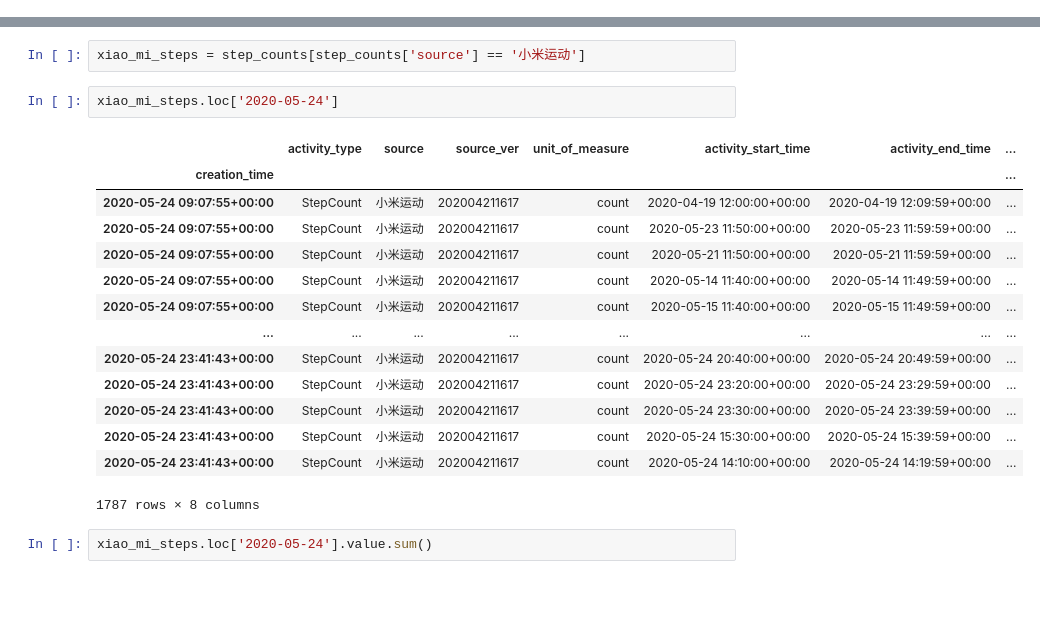
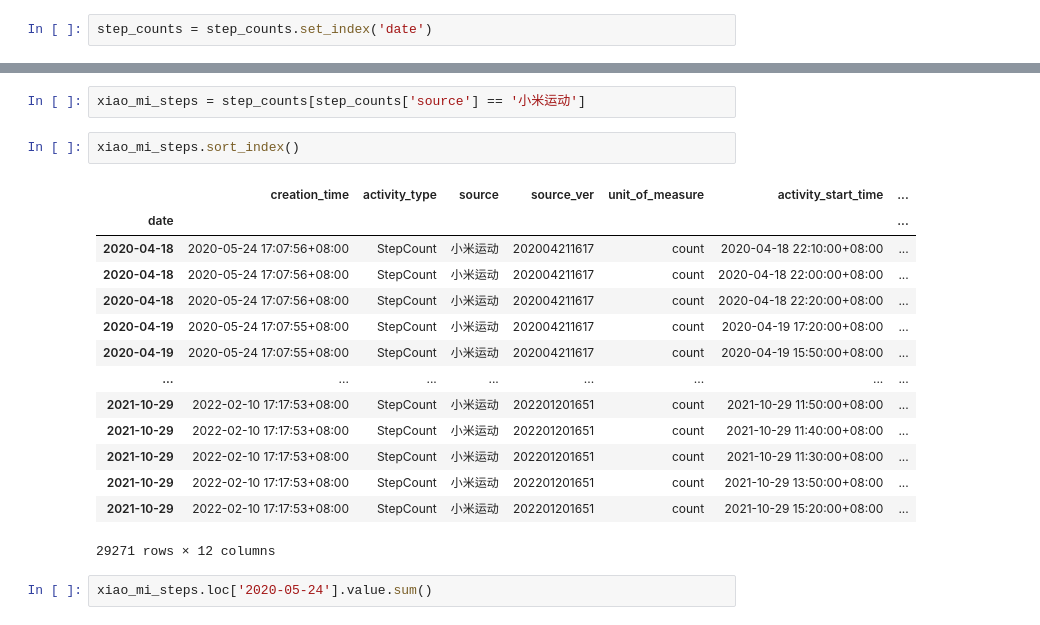
Before and after one commit to markydoug/my_apple_health, a Jupyter notebook: steps.ipynb, the cells around one changed output, grey strips where cells are left out. Drawn from its saved outputs; the diff is of its cells as text; blank space fills up the shorter version.

```diff
--- a/steps.ipynb
+++ b/steps.ipynb
@@ -173,0 +175,2 @@ step_counts
+# %%
+step_counts = step_counts.set_index('date')
@@ -216,22 +236,22 @@ Name: source, dtype: int64
 # %%
 xiao_mi_steps = step_counts[step_counts['source'] == '小米运动']
 # %%
-xiao_mi_steps.loc['2020-05-24']
+xiao_mi_steps.sort_index()
 # %% [output]
-|  | activity_type | source | source_ver | unit_of_measure | activity_start_time | activity_end_time | ... |
-| creation_time |  |  |  |  |  |  | ... |
-| 2020-05-24 09:07:55+00:00 | StepCount | 小米运动 | 202004211617 | count | 2020-04-19 12:00:00+00:00 | 2020-04-19 12:09:59+00:00 | ... |
-| 2020-05-24 09:07:55+00:00 | StepCount | 小米运动 | 202004211617 | count | 2020-05-23 11:50:00+00:00 | 2020-05-23 11:59:59+00:00 | ... |
-| 2020-05-24 09:07:55+00:00 | StepCount | 小米运动 | 202004211617 | count | 2020-05-21 11:50:00+00:00 | 2020-05-21 11:59:59+00:00 | ... |
-| 2020-05-24 09:07:55+00:00 | StepCount | 小米运动 | 202004211617 | count | 2020-05-14 11:40:00+00:00 | 2020-05-14 11:49:59+00:00 | ... |
-| 2020-05-24 09:07:55+00:00 | StepCount | 小米运动 | 202004211617 | count | 2020-05-15 11:40:00+00:00 | 2020-05-15 11:49:59+00:00 | ... |
+|  | creation_time | activity_type | source | source_ver | unit_of_measure | activity_start_time | ... |
+| date |  |  |  |  |  |  | ... |
+| 2020-04-18 | 2020-05-24 17:07:56+08:00 | StepCount | 小米运动 | 202004211617 | count | 2020-04-18 22:10:00+08:00 | ... |
+| 2020-04-18 | 2020-05-24 17:07:56+08:00 | StepCount | 小米运动 | 202004211617 | count | 2020-04-18 22:00:00+08:00 | ... |
+| 2020-04-18 | 2020-05-24 17:07:56+08:00 | StepCount | 小米运动 | 202004211617 | count | 2020-04-18 22:20:00+08:00 | ... |
+| 2020-04-19 | 2020-05-24 17:07:55+08:00 | StepCount | 小米运动 | 202004211617 | count | 2020-04-19 17:20:00+08:00 | ... |
+| 2020-04-19 | 2020-05-24 17:07:55+08:00 | StepCount | 小米运动 | 202004211617 | count | 2020-04-19 15:50:00+08:00 | ... |
 | ... | ... | ... | ... | ... | ... | ... | ... |
-| 2020-05-24 23:41:43+00:00 | StepCount | 小米运动 | 202004211617 | count | 2020-05-24 20:40:00+00:00 | 2020-05-24 20:49:59+00:00 | ... |
-| 2020-05-24 23:41:43+00:00 | StepCount | 小米运动 | 202004211617 | count | 2020-05-24 23:20:00+00:00 | 2020-05-24 23:29:59+00:00 | ... |
-| 2020-05-24 23:41:43+00:00 | StepCount | 小米运动 | 202004211617 | count | 2020-05-24 23:30:00+00:00 | 2020-05-24 23:39:59+00:00 | ... |
-| 2020-05-24 23:41:43+00:00 | StepCount | 小米运动 | 202004211617 | count | 2020-05-24 15:30:00+00:00 | 2020-05-24 15:39:59+00:00 | ... |
-| 2020-05-24 23:41:43+00:00 | StepCount | 小米运动 | 202004211617 | count | 2020-05-24 14:10:00+00:00 | 2020-05-24 14:19:59+00:00 | ... |
+| 2021-10-29 | 2022-02-10 17:17:53+08:00 | StepCount | 小米运动 | 202201201651 | count | 2021-10-29 11:50:00+08:00 | ... |
+| 2021-10-29 | 2022-02-10 17:17:53+08:00 | StepCount | 小米运动 | 202201201651 | count | 2021-10-29 11:40:00+08:00 | ... |
+| 2021-10-29 | 2022-02-10 17:17:53+08:00 | StepCount | 小米运动 | 202201201651 | count | 2021-10-29 11:30:00+08:00 | ... |
+| 2021-10-29 | 2022-02-10 17:17:53+08:00 | StepCount | 小米运动 | 202201201651 | count | 2021-10-29 13:50:00+08:00 | ... |
+| 2021-10-29 | 2022-02-10 17:17:53+08:00 | StepCount | 小米运动 | 202201201651 | count | 2021-10-29 15:20:00+08:00 | ... |
-1787 rows × 8 columns
+29271 rows × 12 columns
 # %%
 xiao_mi_steps.loc['2020-05-24'].value.sum()
 # %% [output]
```
Also changed, not shown: parts of 13 cells of this notebook.
